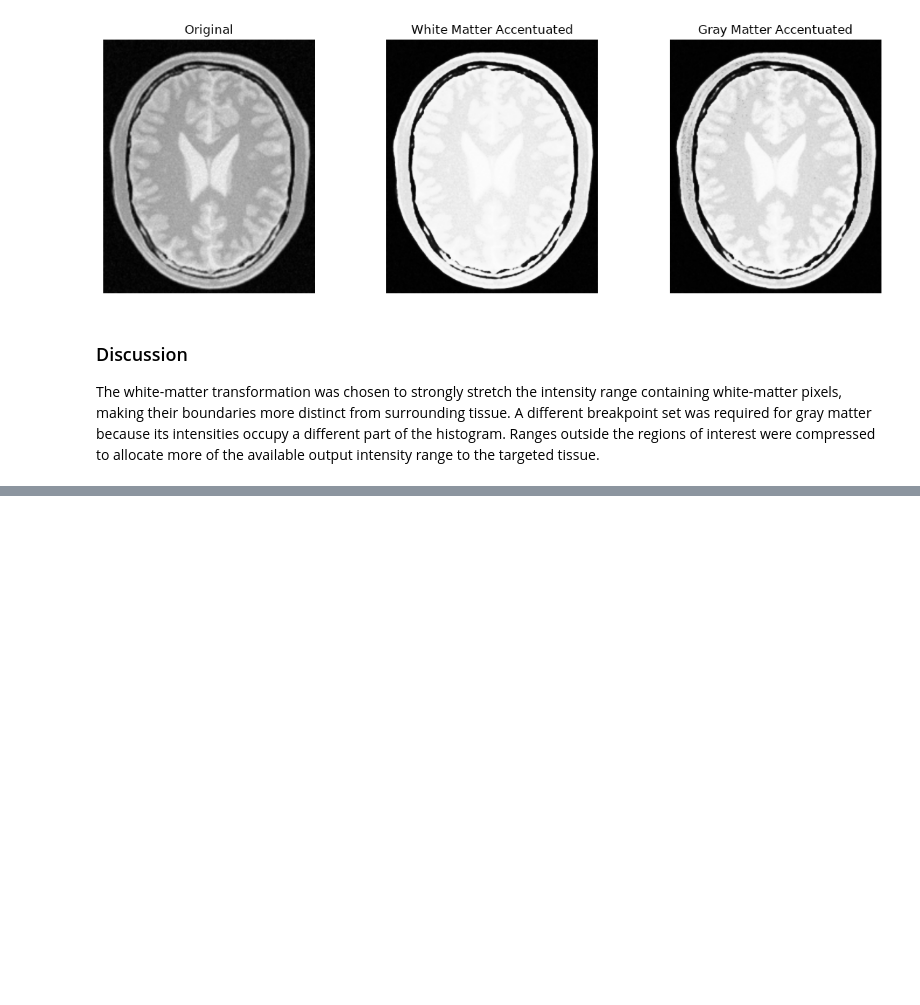
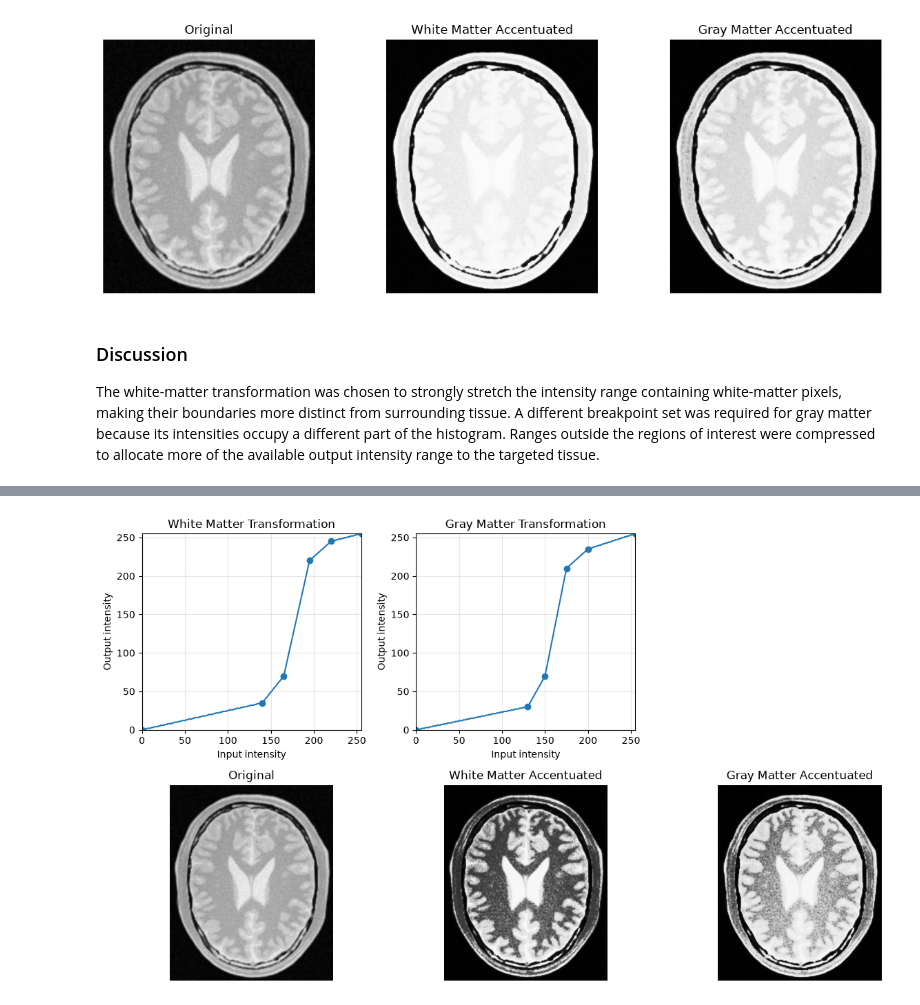
Before and after one commit to Abdul-Rahman-bme/EN3160-Image-processing-and-Machine-Vision, a Jupyter notebook: Assignment_01/230507R_EN3160_A01.ipynb, the cells around one changed output, grey strips where cells are left out. Cells and saved outputs as stored; diff of their text form; code cells hidden in the pictures; blank space fills up the shorter version.

```diff
--- a/Assignment_01/230507R_EN3160_A01.ipynb
+++ b/Assignment_01/230507R_EN3160_A01.ipynb
@@ -341,0 +458,47 @@ the available output intensity range to the targeted tissue.
+# %%
+levels = np.arange(256, dtype=np.uint8)
+
+white_curve = intensity_transform(levels, white_bp)
+gray_curve = intensity_transform(levels, gray_bp)
+
+plt.figure(figsize=(12, 7))
+
+plt.subplot(2, 3, 1)
+plt.plot(levels, white_curve)
+plt.scatter(white_bp[:, 0], white_bp[:, 1])
+plt.title("White Matter Transformation")
+plt.xlabel("Input intensity")
+plt.ylabel("Output intensity")
+plt.xlim(0, 255)
+plt.ylim(0, 255)
+plt.grid(alpha=0.3)
+
+plt.subplot(2, 3, 2)
+plt.plot(levels, gray_curve)
+plt.scatter(gray_bp[:, 0], gray_bp[:, 1])
+plt.title("Gray Matter Transformation")
+plt.xlabel("Input intensity")
+plt.ylabel("Output intensity")
+plt.xlim(0, 255)
+plt.ylim(0, 255)
+plt.grid(alpha=0.3)
+
+plt.subplot(2, 3, 4)
+plt.imshow(img_q2, cmap="gray", vmin=0, vmax=255)
+plt.title("Original")
+plt.axis("off")
+
+plt.subplot(2, 3, 5)
+plt.imshow(white_enhanced, cmap="gray", vmin=0, vmax=255)
+plt.title("White Matter Accentuated")
+plt.axis("off")
+
+plt.subplot(2, 3, 6)
+plt.imshow(gray_enhanced, cmap="gray", vmin=0, vmax=255)
+plt.title("Gray Matter Accentuated")
+plt.axis("off")
+
+plt.tight_layout()
+plt.show()
+# %% [output]
+[figure, added]
```
Also changed, not shown: parts of 9 cells of this notebook.
